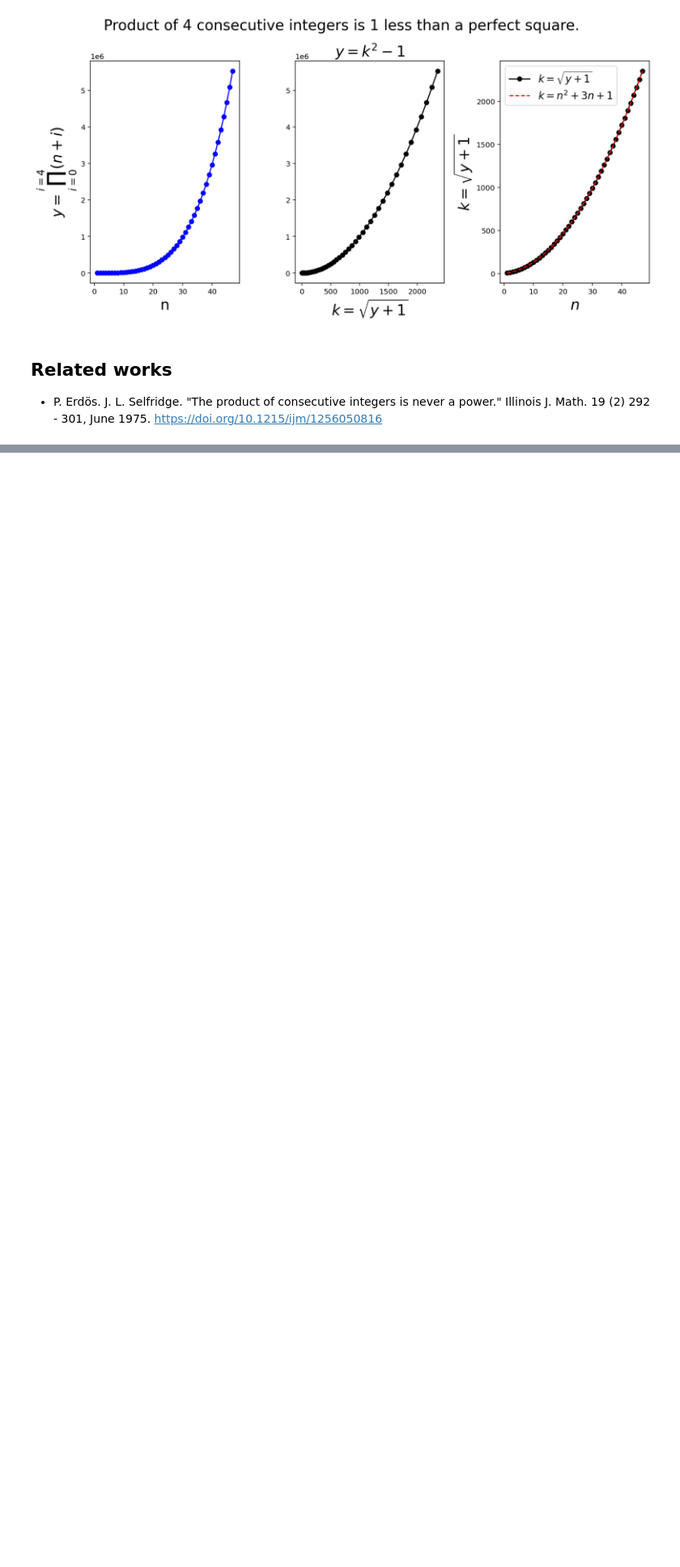
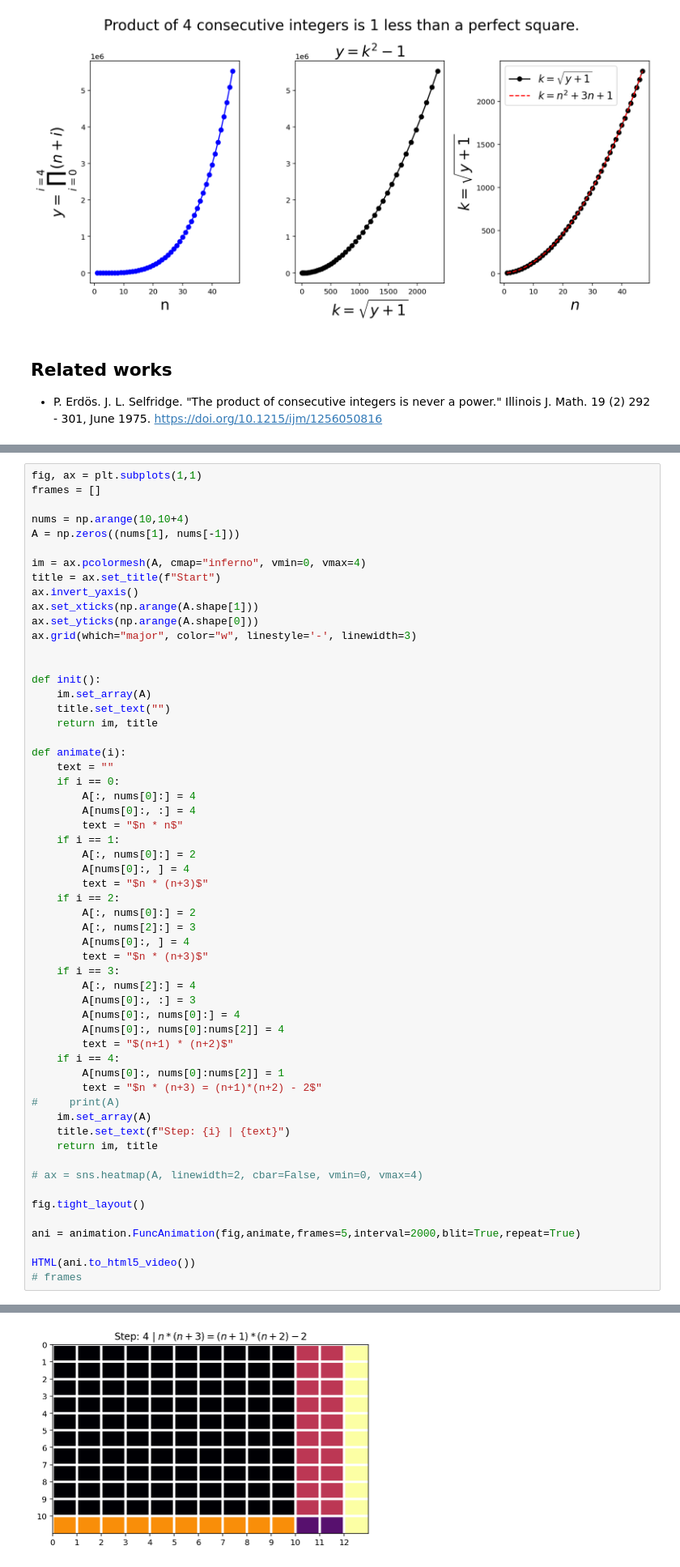
Before and after one commit to napsternxg/ipython-notebooks, a Jupyter notebook: Slide Notebooks/Product of consecutive numbers.ipynb, the cells around one changed output, grey strips where cells are left out. Shown: that part at 81% size. Cells and saved outputs as stored; diff of their text form; blank space fills up the shorter version.

```diff
--- a/Slide Notebooks/Product of consecutive numbers.ipynb
+++ b/Slide Notebooks/Product of consecutive numbers.ipynb
@@ -251,0 +277,58 @@ fig.tight_layout()
+# %%
+fig, ax = plt.subplots(1,1)
+frames = []
+
+nums = np.arange(10,10+4)
+A = np.zeros((nums[1], nums[-1]))
+
+im = ax.pcolormesh(A, cmap="inferno", vmin=0, vmax=4)
+title = ax.set_title(f"Start")
+ax.invert_yaxis()
+ax.set_xticks(np.arange(A.shape[1]))
+ax.set_yticks(np.arange(A.shape[0]))
+ax.grid(which="major", color="w", linestyle='-', linewidth=3)
+
+
+def init():
+    im.set_array(A)
+    title.set_text("")
+    return im, title
+
+def animate(i):
+    text = ""
+    if i == 0:
+        A[:, nums[0]:] = 4
+        A[nums[0]:, :] = 4
+        text = "$n * n$"
+    if i == 1:
+        A[:, nums[0]:] = 2
+        A[nums[0]:, ] = 4
+        text = "$n * (n+3)$"
+    if i == 2:
+        A[:, nums[0]:] = 2
+        A[:, nums[2]:] = 3
+        A[nums[0]:, ] = 4
+        text = "$n * (n+3)$"
+    if i == 3:
+        A[:, nums[2]:] = 4
+        A[nums[0]:, :] = 3
+        A[nums[0]:, nums[0]:] = 4
+        A[nums[0]:, nums[0]:nums[2]] = 4
+        text = "$(n+1) * (n+2)$"
+    if i == 4:
+        A[nums[0]:, nums[0]:nums[2]] = 1
+        text = "$n * (n+3) = (n+1)*(n+2) - 2$"
+#     print(A)
+    im.set_array(A)
+    title.set_text(f"Step: {i} | {text}")
+    return im, title
+
+# ax = sns.heatmap(A, linewidth=2, cbar=False, vmin=0, vmax=4)
+
+fig.tight_layout()
+
+ani = animation.FuncAnimation(fig,animate,frames=5,interval=2000,blit=True,repeat=True)
+
+HTML(ani.to_html5_video())
+# frames
+# %% [output]
@@ -251,0 +336 @@ fig.tight_layout()
+[figure, added]
```
Also changed, not shown: parts of 8 cells of this notebook, 1 other file.
